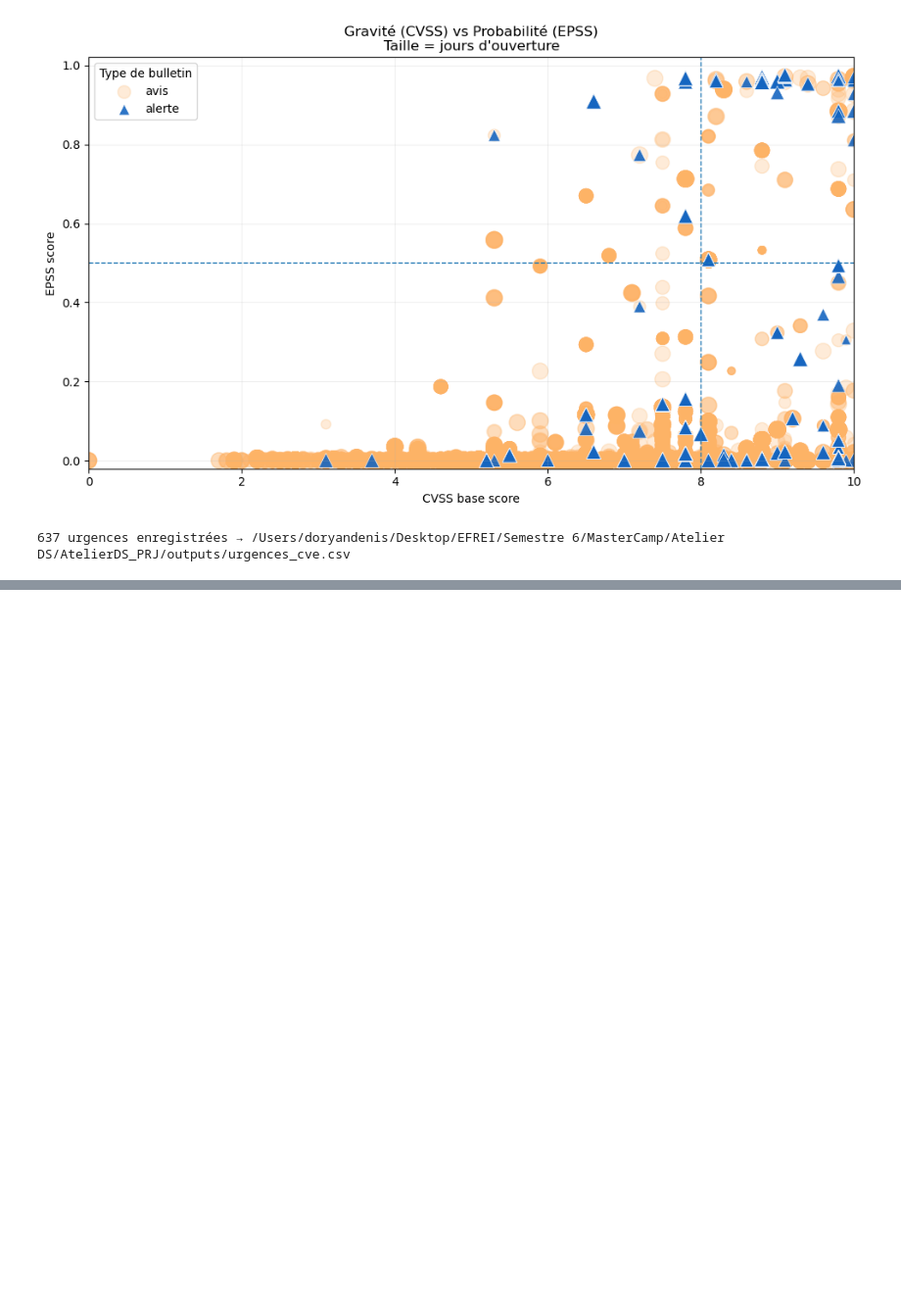
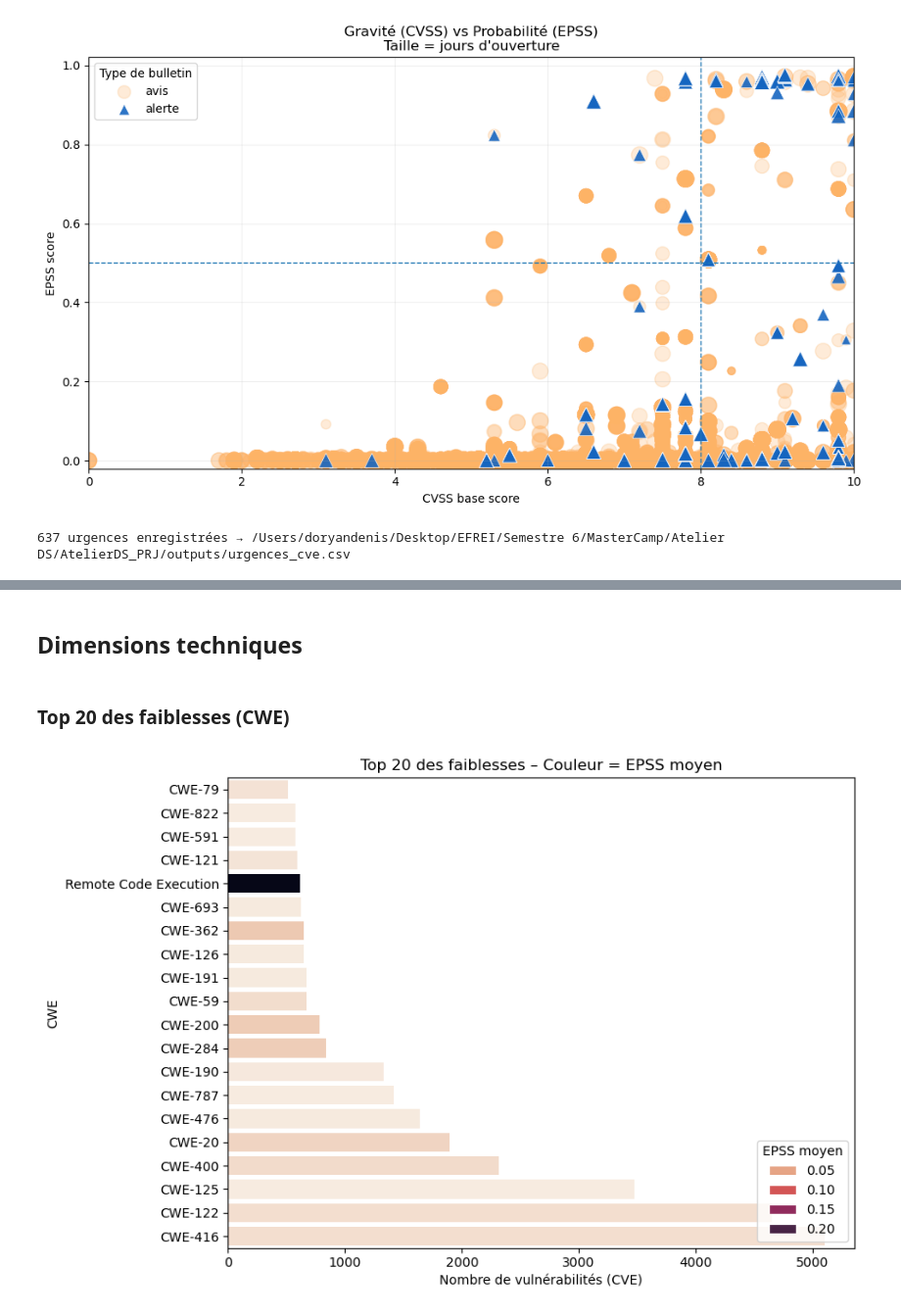
Before and after one commit to DorDNS/AtelierDS_PRJ, a Jupyter notebook: notebooks/analysis.ipynb, the cells around one changed output, grey strips where cells are left out. Shown: that part at 98% size. Cells and saved outputs as stored; diff of their text form; code cells hidden in the pictures; blank space fills up the shorter version.

```diff
--- a/notebooks/analysis.ipynb
+++ b/notebooks/analysis.ipynb
@@ -97,0 +189,37 @@ print(f"{len(urgences)} urgences enregistrées → {OUTPUT_DIR / 'urgences_cve.c
+# %% [markdown]
+## Dimensions techniques
+# %% [markdown]
+### Top 20 des faiblesses (CWE)
+# %%
+# 1) filtrer lignes disposant d’un CWE
+d_cwe = df.dropna(subset=["cwe"])
+
+# 2) agrégation : nombre de CVE et EPSS moyen
+top_cwe = (
+    d_cwe.groupby("cwe", as_index=False)
+         .agg(nb=("cwe", "size"),
+              epss_moy=("epss_score", "mean"))
+         .sort_values("nb", ascending=False)
+         .head(20)
+         .sort_values("nb")          # pour plot horizontal ascendant
+)
+
+# 3) barplot horizontal, palette graduée sur l’EPSS moyen
+plt.figure(figsize=(9, 6))
+sns.barplot(
+    data=top_cwe,
+    x="nb",
+    y="cwe",
+    hue="epss_moy",
+    palette="rocket_r",
+    dodge=False
+)
+
+plt.xlabel("Nombre de vulnérabilités (CVE)")
+plt.ylabel("CWE")
+plt.title("Top 20 des faiblesses – Couleur = EPSS moyen")
+plt.legend(title="EPSS moyen", loc="lower right")
+plt.tight_layout()
+plt.show()
+# %% [output]
+[figure, added]
```
Also changed, not shown: parts of 7 cells of this notebook.
